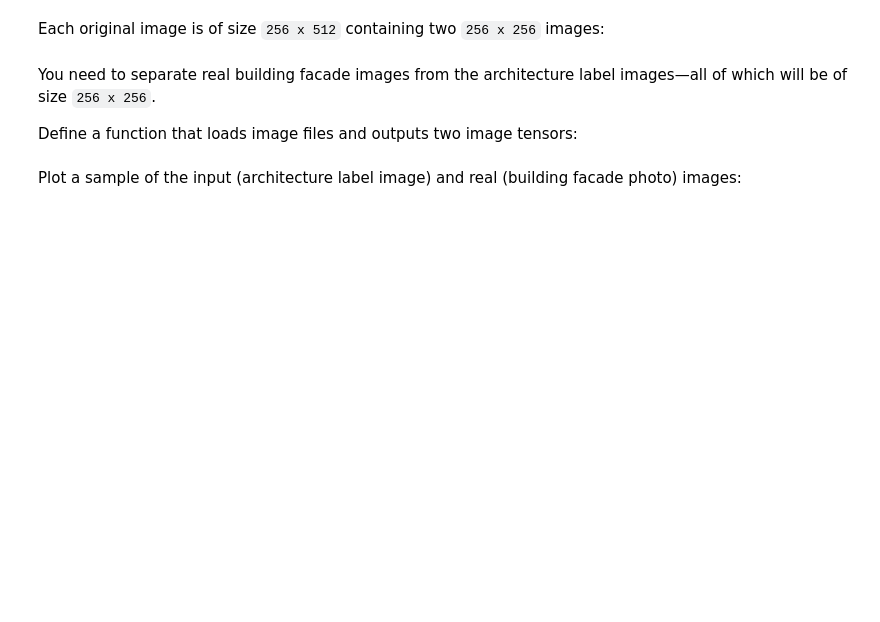
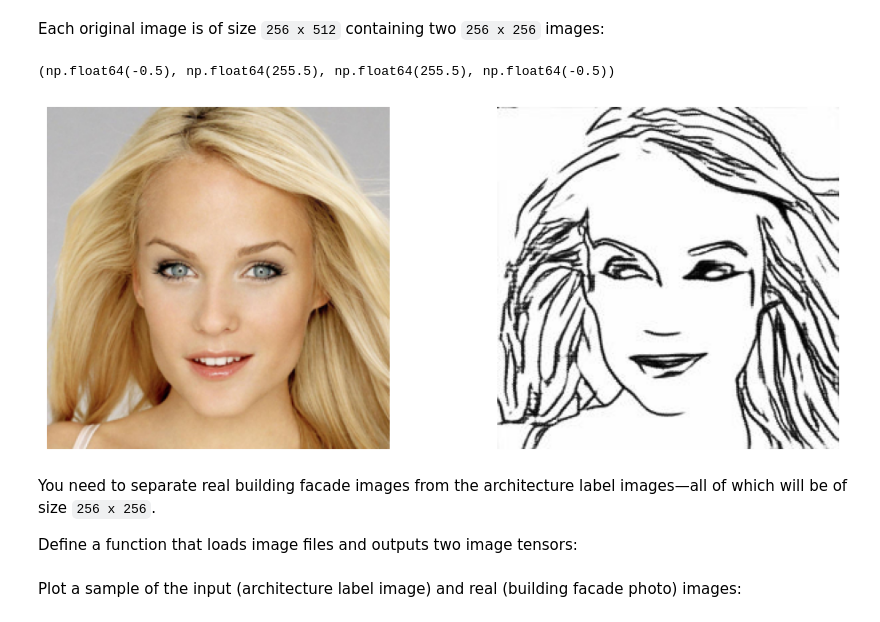
Before and after one commit to hamidou-ie/3253053-node-js, a Jupyter notebook: site/en/tutorials/generative/pix2pix.ipynb, the cells around one changed output. Saved outputs shown, nothing was run; the diff lists cells and outputs as text; code cells hidden in the pictures; blank space fills up the shorter version.

```diff
--- a/site/en/tutorials/generative/pix2pix.ipynb
+++ b/site/en/tutorials/generative/pix2pix.ipynb
@@ -89,3 +183,27 @@ print(sample_image.shape)
+# %%
+import requests
+from PIL import Image
+from io import BytesIO
+import matplotlib.pyplot as plt
+
+url = os.path.join(image_extract_path, "dataset", "train", "images", "1.jpg")
+url1 = os.path.join(image_extract_path, "dataset", "train", "sketch", "1.jpg")
+img = Image.open(url).convert('RGB')
+img1 = Image.open(url1).convert('RGB')
+
+
+plt.figure(figsize=(12,5))
+
+plt.subplot(1, 2, 1)
+plt.axis('off')
+plt.imshow(img)
+
+plt.subplot(1, 2, 2)
+plt.imshow(img1)
+plt.axis('off')
+# %% [output]
+(np.float64(-0.5), np.float64(255.5), np.float64(255.5), np.float64(-0.5))
+[figure, added]
 # %%
 plt.figure()
 plt.imshow(sample_image)
```
Also changed, not shown: parts of 7 cells of this notebook.
